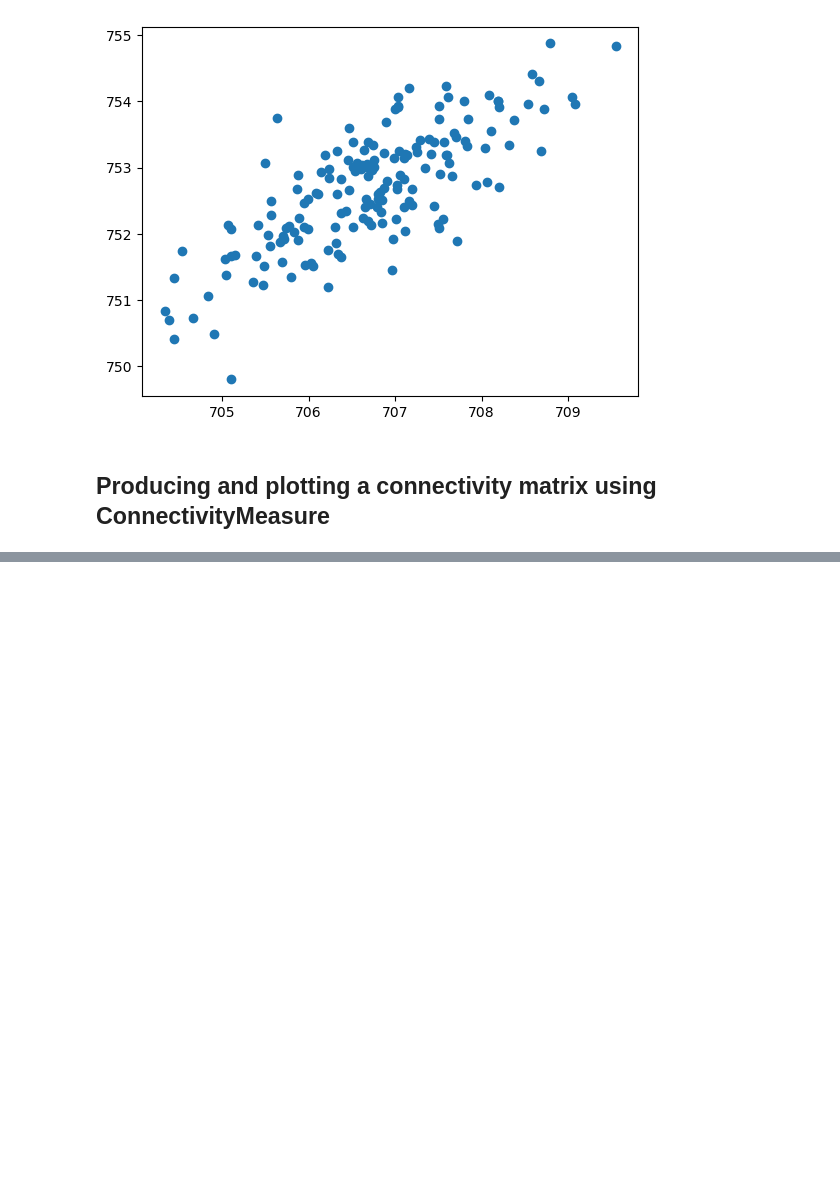
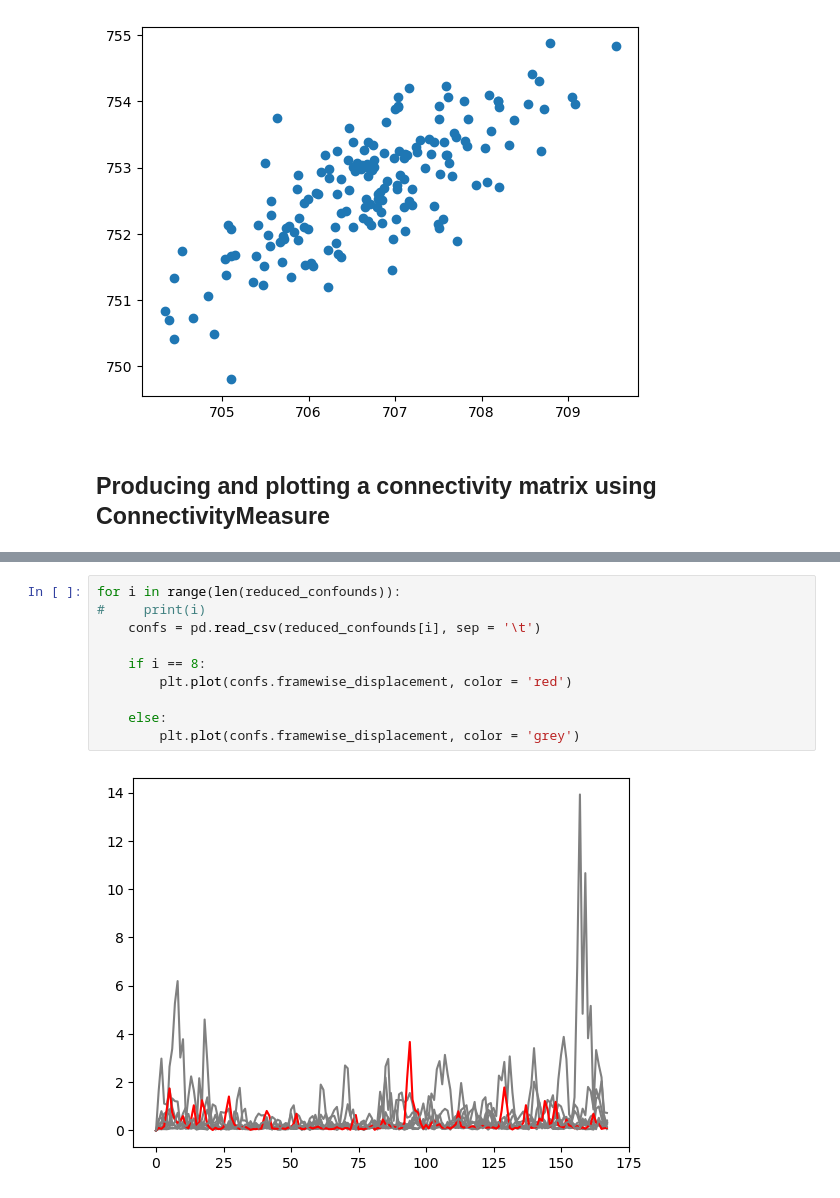
Before and after one commit to opdewinter/prsm-neuro-crash-course, a Jupyter notebook: nilearn first steps.ipynb, the cells around one changed output, grey strips where cells are left out. Saved outputs shown, nothing was run; the diff lists cells and outputs as text; blank space fills up the shorter version.

```diff
--- a/nilearn first steps.ipynb
+++ b/nilearn first steps.ipynb
@@ -228,0 +303,12 @@ plotting.plot_matrix(
+# %%
+for i in range(len(reduced_confounds)):
+#     print(i)
+    confs = pd.read_csv(reduced_confounds[i], sep = '\t')
+
+    if i == 8:
+        plt.plot(confs.framewise_displacement, color = 'red')
+
+    else:
+        plt.plot(confs.framewise_displacement, color = 'grey')
+# %% [output]
+[figure, added]
```
Also changed, not shown: parts of 14 cells of this notebook.
